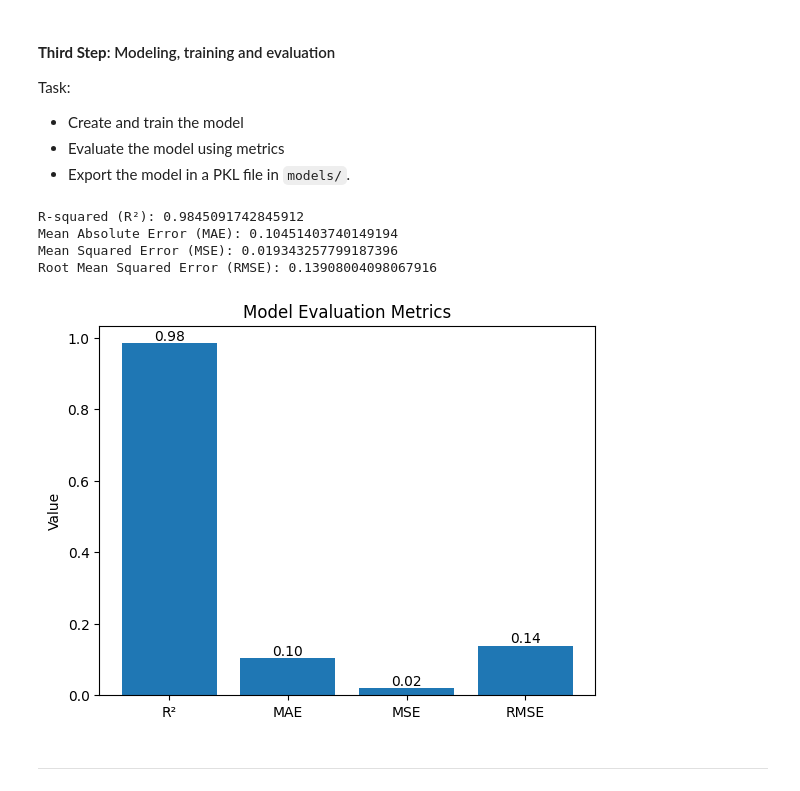
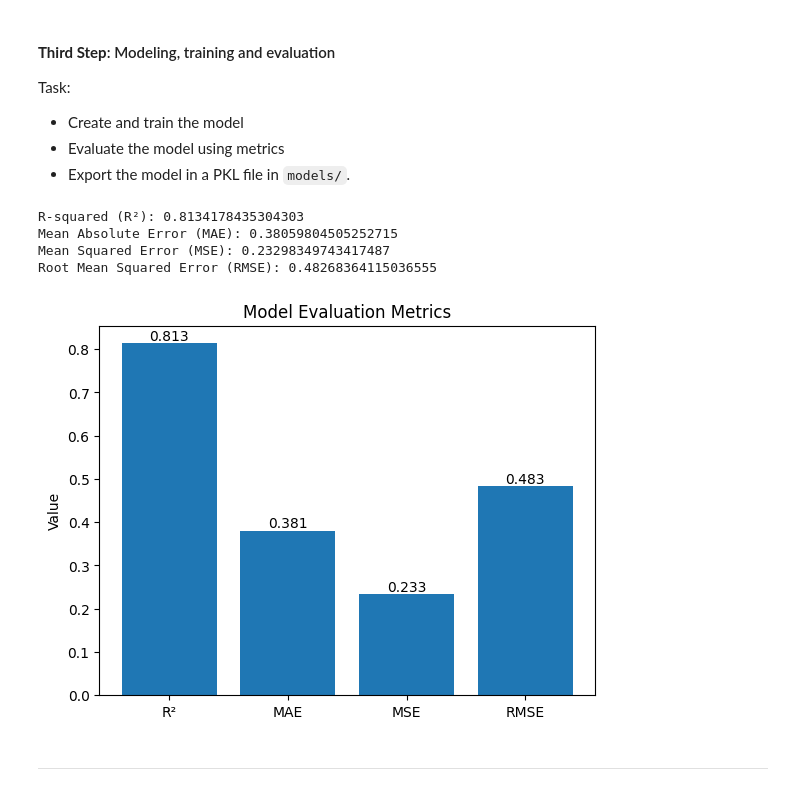
Before and after one commit to DCajiao/workshop003_Machine_learning_and_Data_streaming, a Jupyter notebook: notebooks/03_feature_selection.ipynb, the cells around one changed output. Drawn from its saved outputs; the diff is of its cells as text; code cells hidden in the pictures.

Commit message:
🐛 Fix: corrected model application and migration to Random Forest

```diff
--- a/notebooks/03_feature_selection.ipynb
+++ b/notebooks/03_feature_selection.ipynb
@@ -60,3 +61,7 @@ Index(['Happiness_Rank', 'Country', 'Happiness_Score', 'GDP_per_capita',
 
 > **🤔 Let's remember that...**
 The correlation matrix is a useful tool to identify which features are more relevant to train a model. So, based on this, I will choose the input features. If you want to see more information, I invite you to review the notebook [`01_EDA.ipynb`](./01_EDA.ipynb)
+# %%
+# Convert the 'Year' column to dummy variables
+data = pd.get_dummies(data, columns=['Year'])
+data.columns
@@ -63,9 +74,19 @@ The correlation matrix is a useful tool to identify which features are more rele
 # %%
 # Set the features (X) and target variable (Y)
-X = data[['Happiness_Rank',
+X = data[[#'Happiness_Rank', # Not included because it is a direct consequence of the target variable
           'GDP_per_capita',
+          'Social_support',
+          'Health_(Life_Expectancy)',
           'Freedom',
+          'Generosity',
           'Perceptions_of_corruption',
+          'Year_2015',
+          'Year_2016',
+          'Year_2017',
+          'Year_2018',
+          'Year_2019'
           ]]
 
+X = data.drop(columns=['Happiness_Score', 'Happiness_Rank', 'Country'])
+
 Y = data['Happiness_Score']
@@ -76,7 +101,7 @@ X_train, X_test, y_train, y_test = train_test_split(X, Y, test_size=0.3, random_
 # Create a pipeline that includes scaling and the model
 pipeline = Pipeline([
     ('scaler', StandardScaler()),
-    ('regressor', LinearRegression())
+    ('model', RandomForestRegressor())
 ])
 # %% [markdown]
 ---
@@ -105,26 +130,26 @@ print(f"Mean Absolute Error (MAE): {mae}")
 print(f"Mean Squared Error (MSE): {mse}")
 print(f"Root Mean Squared Error (RMSE): {rmse}")
 # %% [output]
-R-squared (R²): 0.9845091742845912
-Mean Absolute Error (MAE): 0.10451403740149194
-Mean Squared Error (MSE): 0.019343257799187396
-Root Mean Squared Error (RMSE): 0.13908004098067916
+R-squared (R²): 0.8134178435304303
+Mean Absolute Error (MAE): 0.38059804505252715
+Mean Squared Error (MSE): 0.23298349743417487
+Root Mean Squared Error (RMSE): 0.48268364115036555
 # %%
 # Create a plot of the evaluation metrics
 metrics = {
     'R²': r2,
     'MAE': mae,
     'MSE': mse,
     'RMSE': rmse
 }
 
 plt.bar(metrics.keys(), metrics.values())
 plt.ylabel('Value')
 plt.title('Model Evaluation Metrics')
 for i, value in enumerate(metrics.values()):
-    plt.text(i, value, f'{value:.2f}', ha='center', va='bottom')
+    plt.text(i, value, f'{value:.3f}', ha='center', va='bottom')
 plt.show()
 # %% [output]
-[figure, old version]
+[figure, new version]
 # %%
 # Export the model as a pickle file
```
Also changed, not shown: parts of 5 cells of this notebook, 8 other files.
